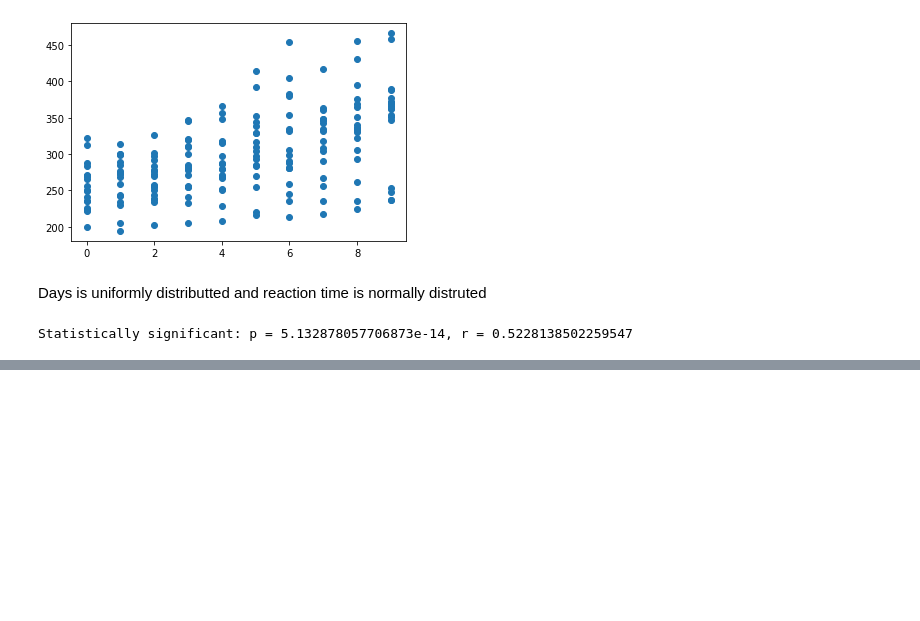
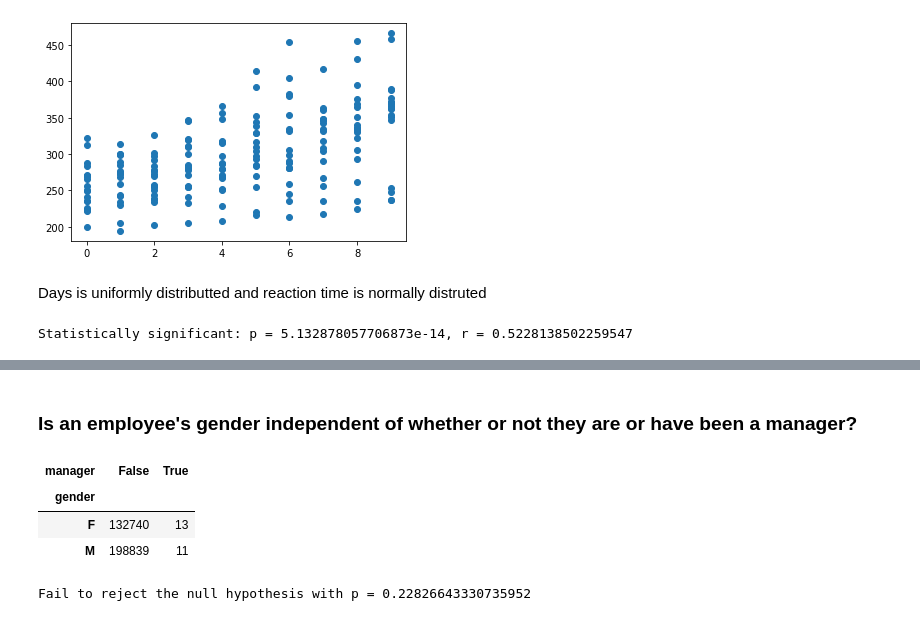
Before and after one commit to richie-p-meyer/statistics-exercises, a Jupyter notebook: hypothesis_testing.ipynb, the cells around one changed output, grey strips where cells are left out. Cells and saved outputs as stored; diff of their text form; code cells hidden in the pictures; blank space fills up the shorter version.

```diff
--- a/hypothesis_testing.ipynb
+++ b/hypothesis_testing.ipynb
@@ -426,0 +514,4 @@ AttributeError: module 'scipy.stats' has no attribute 'kr'
+# %%
+managers_emp_no = list(dpt_managers.emp_no)
+# %%
+dpt_all['manager'] = [True if x in managers_emp_no else False for x in dpt_all.emp_no]
@@ -426,0 +542,10 @@ AttributeError: module 'scipy.stats' has no attribute 'kr'
+# %% [markdown]
+### Is an employee's gender independent of whether or not they are or have been a manager?
+# %%
+observed = pd.crosstab(dpt_all.gender, dpt_all.manager)
+observed
+# %% [output]
+| manager | False | True |
+| gender |  |  |
+| F | 132740 | 13 |
+| M | 198839 | 11 |
@@ -426,0 +554,4 @@ AttributeError: module 'scipy.stats' has no attribute 'kr'
+# %%
+print(f'Fail to reject the null hypothesis with p = {p}')
+# %% [output]
+Fail to reject the null hypothesis with p = 0.22826643330735952
```
Also changed, not shown: parts of 24 cells of this notebook.
